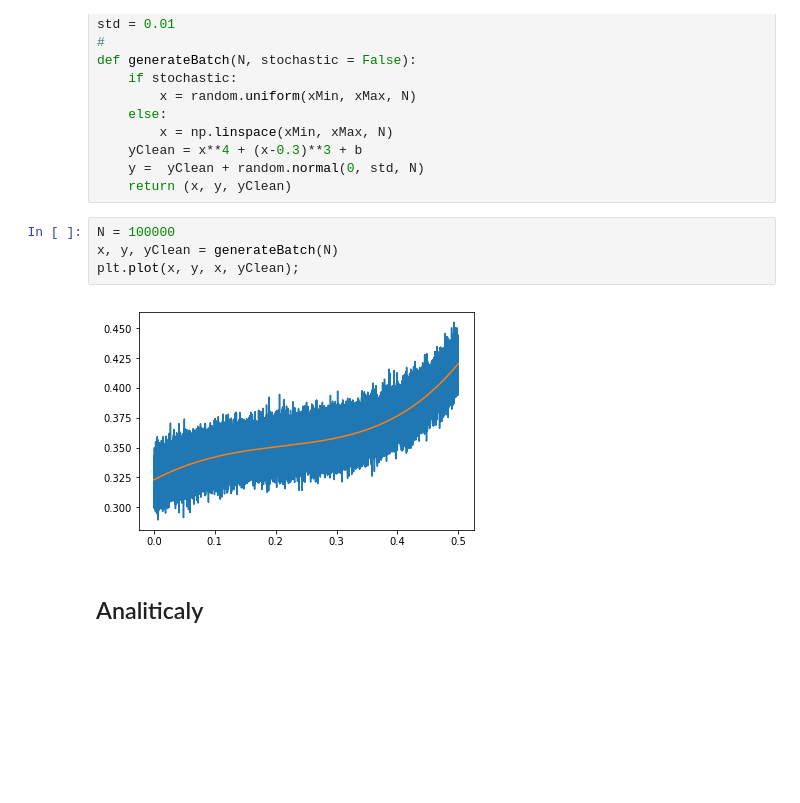
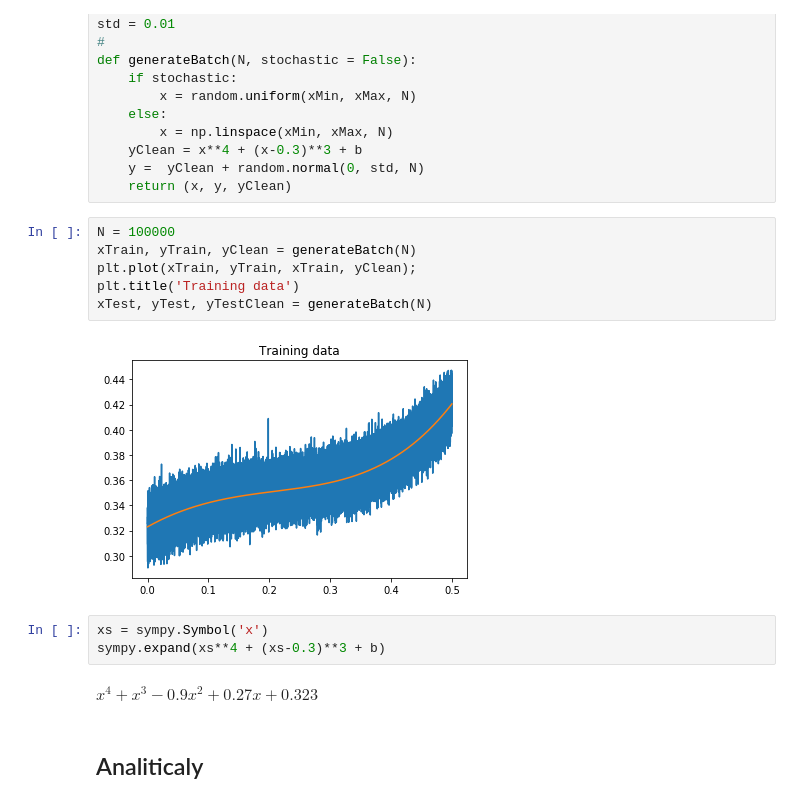
Before and after one commit to tonio73/data-science, a Jupyter notebook: linear/LinearRegressionUnivariate.ipynb, the cells around one changed output. Drawn from its saved outputs; the diff is of its cells as text; blank space fills up the shorter version.

Commit message:
Linear reg : split test/train data Linear Tensoflow : adding the attempt with Momentum + powers of x Classification : initial model

```diff
--- a/linear/LinearRegressionUnivariate.ipynb
+++ b/linear/LinearRegressionUnivariate.ipynb
@@ -31,10 +32,17 @@ def generateBatch(N, stochastic = False):
     return (x, y, yClean)
 # %%
 N = 100000
-x, y, yClean = generateBatch(N)
-plt.plot(x, y, x, yClean);
+xTrain, yTrain, yClean = generateBatch(N)
+plt.plot(xTrain, yTrain, xTrain, yClean);
+plt.title('Training data')
+xTest, yTest, yTestClean = generateBatch(N)
 # %% [output]
-[figure, old version]
+[figure, new version]
+# %%
+xs = sympy.Symbol('x')
+sympy.expand(xs**4 + (xs-0.3)**3 + b)
+# %% [output]
+$\displaystyle x^{4} + x^{3} - 0.9 x^{2} + 0.27 x + 0.323$
 # %% [markdown]
 ## Analiticaly
 # %% [markdown]
```
Also changed, not shown: parts of 27 cells of this notebook.
